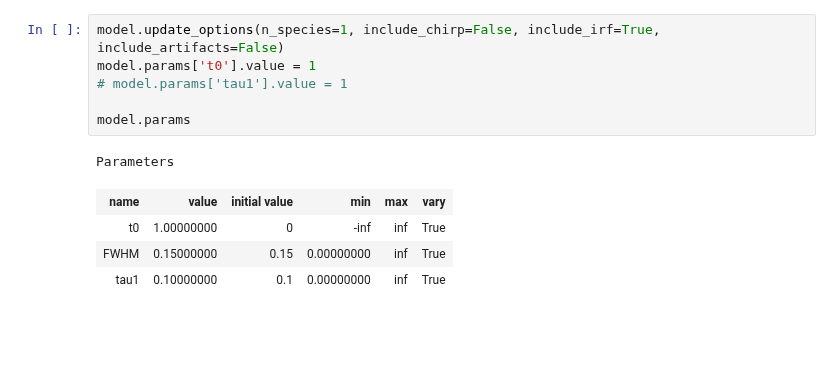
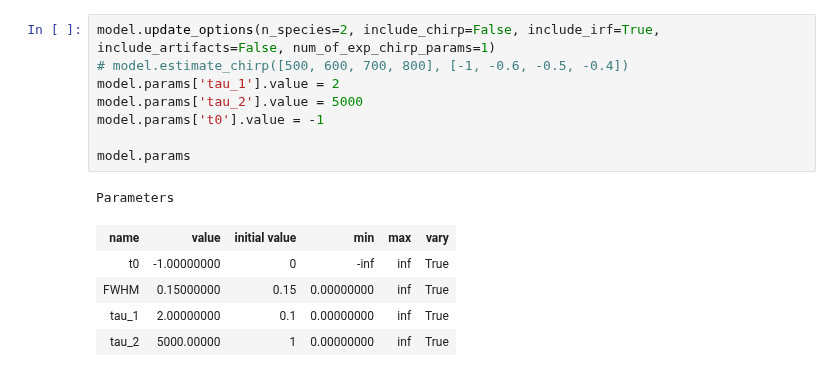
Before and after one commit to dmadea/pyTSA, a Jupyter notebook: pyTSA/test.ipynb, the cells around one changed output. Drawn from its saved outputs; the diff is of its cells as text; blank space fills up the shorter version.

```diff
--- a/pyTSA/test.ipynb
+++ b/pyTSA/test.ipynb
@@ -19,12 +22,15 @@ d.plot_data(plot_chirp_corrected=False, symlog=True)
 # %%
-model.update_options(n_species=1, include_chirp=False, include_irf=True, include_artifacts=False)
-model.params['t0'].value = 1
-# model.params['tau1'].value = 1
+model.update_options(n_species=2, include_chirp=False, include_irf=True, include_artifacts=False, num_of_exp_chirp_params=1)
+# model.estimate_chirp([500, 600, 700, 800], [-1, -0.6, -0.5, -0.4])
+model.params['tau_1'].value = 2
+model.params['tau_2'].value = 5000
+model.params['t0'].value = -1
 
 model.params
 # %% [output]
 Parameters
 | name | value | initial value | min | max | vary |
-| t0 | 1.00000000 | 0 | -inf | inf | True |
+| t0 | -1.00000000 | 0 | -inf | inf | True |
 | FWHM | 0.15000000 | 0.15 | 0.00000000 | inf | True |
-| tau1 | 0.10000000 | 0.1 | 0.00000000 | inf | True |
+| tau_1 | 2.00000000 | 0.1 | 0.00000000 | inf | True |
+| tau_2 | 5000.00000 | 1 | 0.00000000 | inf | True |
```
Also changed, not shown: parts of 11 cells of this notebook, 4 other files.
